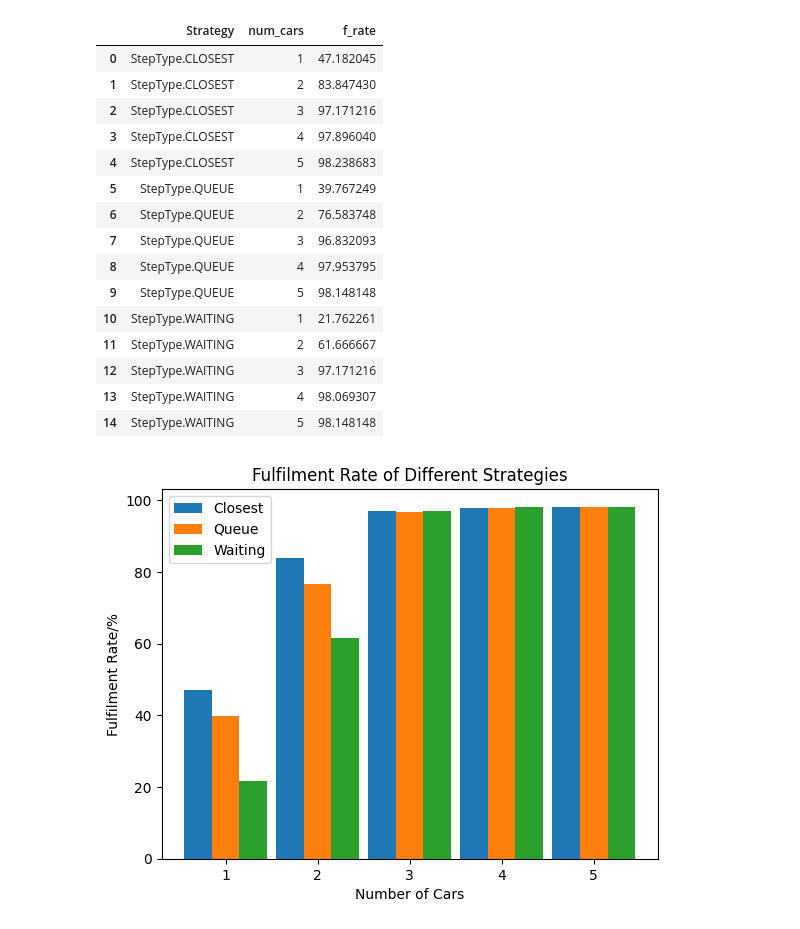
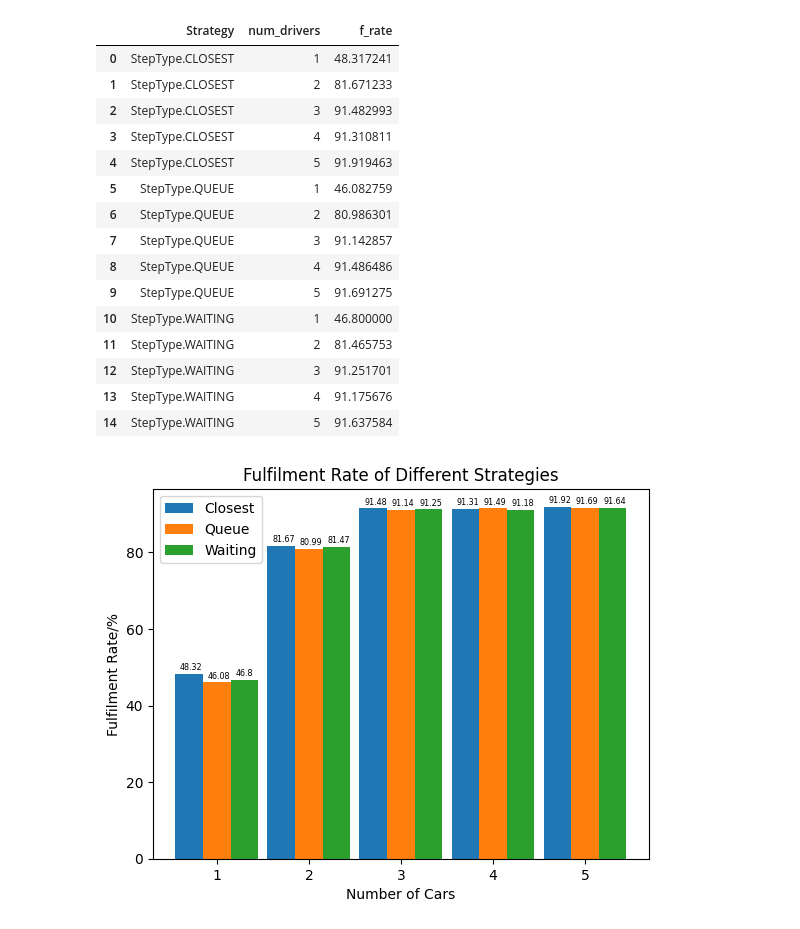
Before and after one commit to lokhei/Ridesharing-Simulation, a Jupyter notebook: TransportModel/Ride-hailing Analysis/fulfillment_rate.ipynb, the cells around one changed output. Drawn from its saved outputs; the diff is of its cells as text; code cells hidden in the pictures.

```diff
--- a/TransportModel/Ride-hailing Analysis/fulfillment_rate.ipynb
+++ b/TransportModel/Ride-hailing Analysis/fulfillment_rate.ipynb
@@ -6,7 +6,7 @@ import numpy as np
 %autoreload 2
 
 
-file_name = 'waiting_every5_2.csv'
+file_name = 'ridehailing.csv'
 # %%
 df = pd.read_csv(file_name)
 df = df.dropna(subset="dropoff_time") # drop car agents
@@ -30,78 +30,81 @@ df
 f_rates = pd.DataFrame()
 
 fulfilled = df[df["dropoff_time"] != -1] # passengers whose requests were fulfilled
-unique_fulfilled = fulfilled.drop_duplicates(subset=['seed_int', 'iteration', 'num_cars', 'strategy', 'AgentID'])
+unique_fulfilled = fulfilled.drop_duplicates(subset=['seed_int', 'iteration', 'num_drivers', 'strategy', 'AgentID'], keep='last')
 
-unique_df = df.drop_duplicates(subset=['seed_int', 'iteration', 'num_cars', 'strategy', 'AgentID'], keep='last')
+unique_df = df.drop_duplicates(subset=['seed_int', 'iteration', 'num_drivers', 'strategy', 'AgentID'], keep='last')
 
 
 for strategy in ["StepType.CLOSEST", "StepType.QUEUE", "StepType.WAITING"]:
     for i in range(1,6):
 
-        num_fulfilled = len(unique_fulfilled[(unique_fulfilled["strategy"] == strategy) & (unique_fulfilled["num_cars"] == i)])
+        num_fulfilled = len(unique_fulfilled[(unique_fulfilled["strategy"] == strategy) & (unique_fulfilled["num_drivers"] == i)])
 
-        total = len(unique_df[(unique_df["strategy"] == strategy) & (unique_df["num_cars"] == i)])
+        total = len(unique_df[(unique_df["strategy"] == strategy) & (unique_df["num_drivers"] == i)])
 
         f_rate = (num_fulfilled/total) * 100
 
-        f_rates = f_rates.append({'Strategy': strategy, 'num_cars': i, 'f_rate': f_rate}, ignore_index=True)
+        f_rates = f_rates.append({'Strategy': strategy, 'num_drivers': i, 'f_rate': f_rate}, ignore_index=True)
 
 
 f_rates
 # %% [output]
-|  | Strategy | num_cars | f_rate |
-| 0 | StepType.CLOSEST | 1 | 47.182045 |
-| 1 | StepType.CLOSEST | 2 | 83.847430 |
-| 2 | StepType.CLOSEST | 3 | 97.171216 |
-| 3 | StepType.CLOSEST | 4 | 97.896040 |
-| 4 | StepType.CLOSEST | 5 | 98.238683 |
-| 5 | StepType.QUEUE | 1 | 39.767249 |
-| 6 | StepType.QUEUE | 2 | 76.583748 |
-| 7 | StepType.QUEUE | 3 | 96.832093 |
-| 8 | StepType.QUEUE | 4 | 97.953795 |
-| 9 | StepType.QUEUE | 5 | 98.148148 |
-| 10 | StepType.WAITING | 1 | 21.762261 |
-| 11 | StepType.WAITING | 2 | 61.666667 |
-| 12 | StepType.WAITING | 3 | 97.171216 |
-| 13 | StepType.WAITING | 4 | 98.069307 |
-| 14 | StepType.WAITING | 5 | 98.148148 |
+|  | Strategy | num_drivers | f_rate |
+| 0 | StepType.CLOSEST | 1 | 48.317241 |
+| 1 | StepType.CLOSEST | 2 | 81.671233 |
+| 2 | StepType.CLOSEST | 3 | 91.482993 |
+| 3 | StepType.CLOSEST | 4 | 91.310811 |
+| 4 | StepType.CLOSEST | 5 | 91.919463 |
+| 5 | StepType.QUEUE | 1 | 46.082759 |
+| 6 | StepType.QUEUE | 2 | 80.986301 |
+| 7 | StepType.QUEUE | 3 | 91.142857 |
+| 8 | StepType.QUEUE | 4 | 91.486486 |
+| 9 | StepType.QUEUE | 5 | 91.691275 |
+| 10 | StepType.WAITING | 1 | 46.800000 |
+| 11 | StepType.WAITING | 2 | 81.465753 |
+| 12 | StepType.WAITING | 3 | 91.251701 |
+| 13 | StepType.WAITING | 4 | 91.175676 |
+| 14 | StepType.WAITING | 5 | 91.637584 |
 # %%
 f_rates
 
-# Generate some example data
 labels = [i for i in range (1,6)]
 f_rates_list = f_rates['f_rate'].tolist()
 closest = f_rates_list[:5]
 queue = f_rates_list[5:10]
 waiting = f_rates_list[10:]
 
 # Define the bar width
 bar_width = 0.3
 
 # Create a figure and axis object
 fig, ax = plt.subplots()
 
-# Plot the first group of bars
+
 ax.bar(np.arange(len(labels)), closest, width=bar_width, label='Closest')
-
-# Plot the second group of bars, shifted to the right
 ax.bar(np.arange(len(labels)) + bar_width, queue, width=bar_width, label='Queue')
-
 ax.bar(np.arange(len(labels)) + 2 * bar_width, waiting, width=bar_width, label='Waiting')
 
 
 # Set the x-axis labels and tick marks
 ax.set_xticks(np.arange(len(labels)) + bar_width)
 ax.set_xticklabels(labels)
 
 # Add a legend
 ax.legend()
 
 plt.xlabel('Number of Cars')
 plt.ylabel('Fulfilment Rate/%')
 plt.title('Fulfilment Rate of Different Strategies')
 
+
+for i in range(len(closest)):
+    ax.text(i - 0.1, closest[i] + 1, str(round(closest[i], 2)), fontsize='xx-small')
+    ax.text(i + bar_width - 0.1, queue[i] + 1, str(round(queue[i], 2)), fontsize='xx-small')
+    ax.text(i + 2 * bar_width - 0.1, waiting[i] + 1, str(round(waiting[i], 2)), fontsize='xx-small')
+
+
 # Display the plot
 plt.savefig('figures/f_rate.png')
 # %% [output]
-[figure, old version]
+[figure, new version]
```
Also changed, not shown: parts of 1 cell of this notebook, 22 other files.
